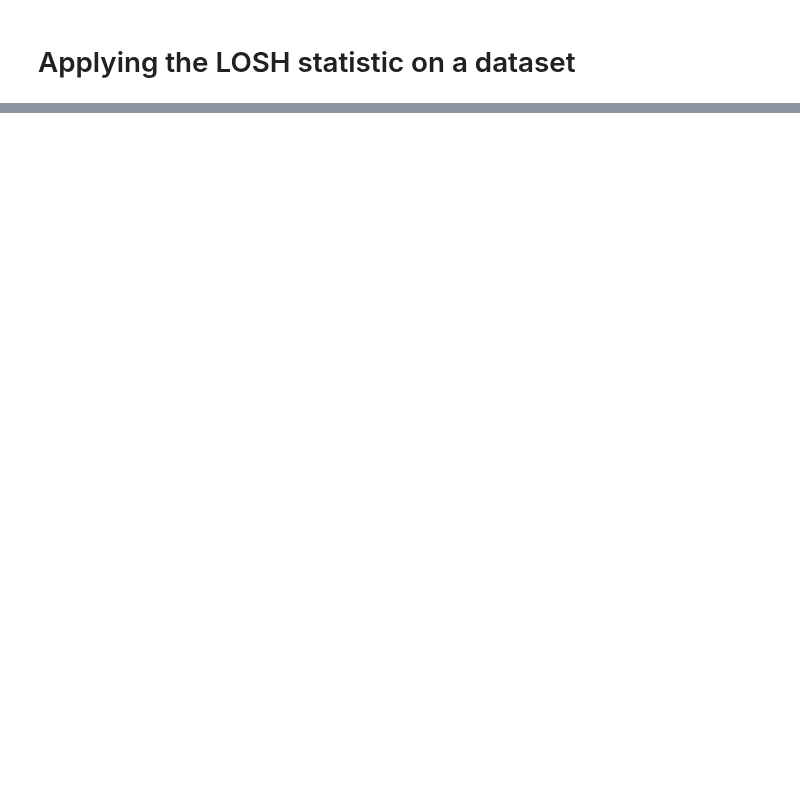
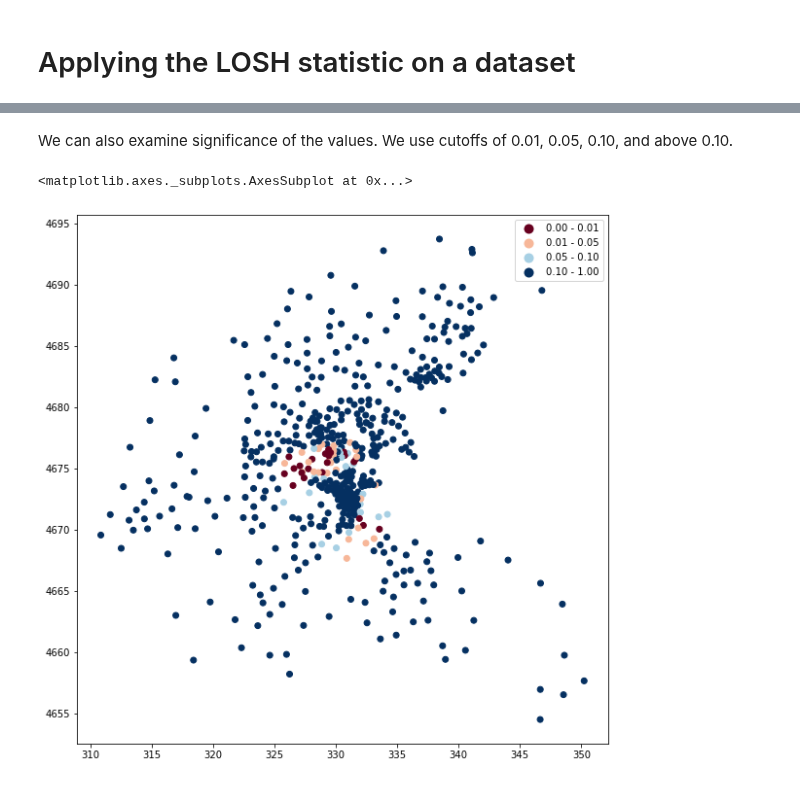
Before and after one commit to jeffcsauer/GSOC2020, a Jupyter notebook: docs/LOSH.ipynb, the cells around one changed output, grey strips where cells are left out. Saved outputs shown, nothing was run; the diff lists cells and outputs as text; code cells hidden in the pictures; blank space fills up the shorter version.

```diff
--- a/docs/LOSH.ipynb
+++ b/docs/LOSH.ipynb
@@ -34,0 +68,5 @@ While we can see that the inner core of the high-rent district have similar valu
+# %%
+import libpysal
+import geopandas
+boston = libpysal.examples.load_example('Bostonhsg')
+boston_ds = geopandas.read_file(boston.get_path('boston.shp'))
@@ -34,0 +75,2 @@ While we can see that the inner core of the high-rent district have similar valu
+# %%
+w = libpysal.weights.Queen.from_dataframe(boston_ds)
@@ -34,0 +79,3 @@ While we can see that the inner core of the high-rent district have similar valu
+# %%
+from esda.losh import losh
+ls = losh(connectivity=w, inference="chi-square").fit(boston_ds['NOX'])
@@ -34,0 +96,3 @@ While we can see that the inner core of the high-rent district have similar valu
+# %%
+boston_ds['Hi'] = ls.Hi
+boston_ds['Hi_pval'] = ls.pval
@@ -34,0 +110,11 @@ While we can see that the inner core of the high-rent district have similar valu
+# %% [markdown]
+We can also examine significance of the values. We use cutoffs of 0.01, 0.05, 0.10, and above 0.10.
+# %%
+fig, ax = plt.subplots(figsize=(12,10), subplot_kw={'aspect':'equal'})
+boston_ds.plot(column='Hi_pval', cmap='RdBu',
+               legend=True, ax=ax,
+               scheme='user_defined',
+               classification_kwds={'bins':[0.01, 0.05, 0.10, 1]})
+# %% [output]
+<matplotlib.axes._subplots.AxesSubplot at 0x...>
+[figure, added]
```
Also changed, not shown: parts of 14 cells of this notebook, 6 other files.
